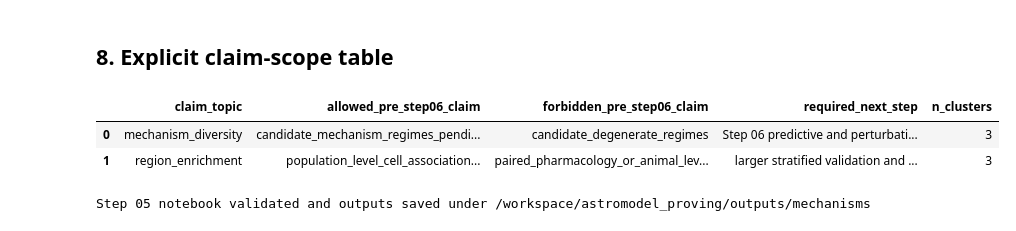
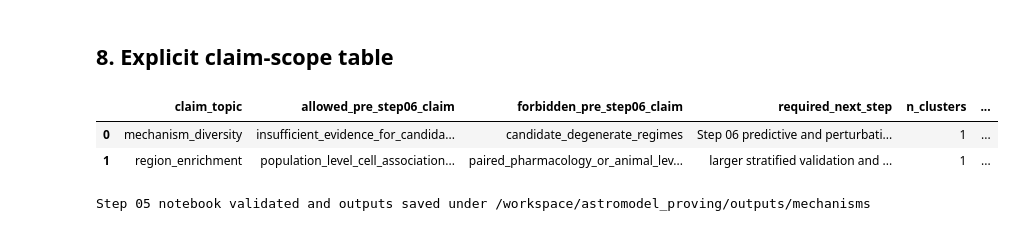
Before and after one commit to doxav/astromodel_proving, a Jupyter notebook: outputs/executed_notebooks/05_mechanistic_decomposition.ipynb, the cells around one changed output. Cells and saved outputs as stored; diff of their text form; code cells hidden in the pictures.

```diff
--- a/outputs/executed_notebooks/05_mechanistic_decomposition.ipynb
+++ b/outputs/executed_notebooks/05_mechanistic_decomposition.ipynb
@@ -40,7 +40,17 @@ import matplotlib.pyplot as plt
 
 from src.step05_mechanistic_decomposition import Step05Config, run_step05_mechanistic_decomposition
 
-config = Step05Config(max_candidates=4, time_points=120, bootstrap_iterations=8, random_seed=13, write_outputs=True)
+config = Step05Config(
+    max_candidates=4,
+    time_points=120,
+    bootstrap_iterations=8,
+    random_seed=13,
+    min_candidates_for_multicluster=6,
+    min_cells_for_multicluster=3,
+    min_cells_per_cluster=2,
+    proxy_failure_downgrade_fraction=0.5,
+    write_outputs=True,
+)
 result = run_step05_mechanistic_decomposition(project_root, config)
 out_dir = project_root / "outputs" / "mechanisms"
 print(json.dumps(result["analysis_summary"], indent=2))
@@ -182,10 +217,14 @@ enrichment.sort_values(["region", "condition", "mechanism_cluster"])
 ## 8. Explicit claim-scope table
 # %%
 claims = result["claim_scope_table"]
-claims
+claims[[
+    "claim_topic", "allowed_pre_step06_claim", "forbidden_pre_step06_claim",
+    "required_next_step", "n_clusters", "n_independent_cells", "n_candidates",
+    "cluster_evidence_status", "proxy_validity_status",
+]]
 # %% [output]
-|  | claim_topic | allowed_pre_step06_claim | forbidden_pre_step06_claim | required_next_step | n_clusters |
-| 0 | mechanism_diversity | candidate_mechanism_regimes_pendi... | candidate_degenerate_regimes | Step 06 predictive and perturbati... | 3 |
-| 1 | region_enrichment | population_level_cell_association... | paired_pharmacology_or_animal_lev... | larger stratified validation and ... | 3 |
+|  | claim_topic | allowed_pre_step06_claim | forbidden_pre_step06_claim | required_next_step | n_clusters | ... |
+| 0 | mechanism_diversity | insufficient_evidence_for_candida... | candidate_degenerate_regimes | Step 06 predictive and perturbati... | 1 | ... |
+| 1 | region_enrichment | population_level_cell_association... | paired_pharmacology_or_animal_lev... | larger stratified validation and ... | 1 | ... |
 # %%
 assert (flux["simulation_status"] == "ok").any()
```
Also changed, not shown: parts of 11 cells of this notebook, 14 other files.
